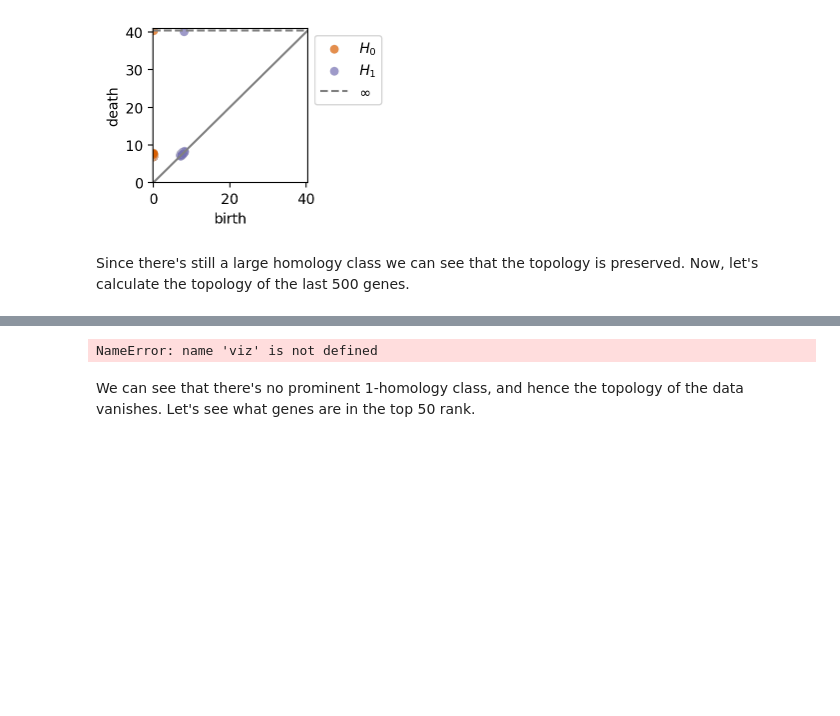
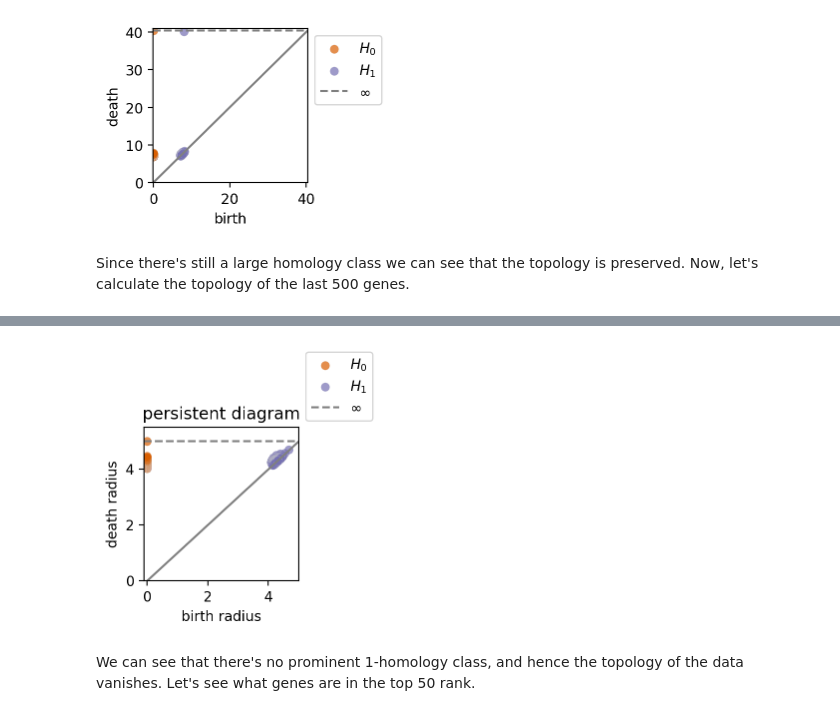
Before and after one commit to binglunshao/totopos, a Jupyter notebook: examples/tutorial.ipynb, the cells around one changed output, grey strips where cells are left out. Drawn from its saved outputs; the diff is of its cells as text; code cells hidden in the pictures; blank space fills up the shorter version.

```diff
--- a/examples/tutorial.ipynb
+++ b/examples/tutorial.ipynb
@@ -158,6 +156,6 @@ complement = a[:, ranking[-500:]]
 
 complement_topo = simplicial.SimplicialTopology(complement.X.A, n_pts = 400)
 complement_topo.compute_persistent_cohomology(verbose=True)
-viz.plot_pers_diag_ripser(complement_topo.ph.dgms_)
+diagrams.plot_pers_diag_ripser(complement_topo.ph.dgms_)
 # %% [output]
 Doing TDA...
@@ -165,4 +163,4 @@ Elapsed time persistence: 0.788 seconds
-NameError: name 'viz' is not defined
+[figure, added]
 # %% [markdown]
 We can see that there's no prominent 1-homology class, and hence the topology of the data vanishes. Let's see what genes are in the top 50 rank.
 # %%
```
Also changed, not shown: parts of 5 cells of this notebook.
